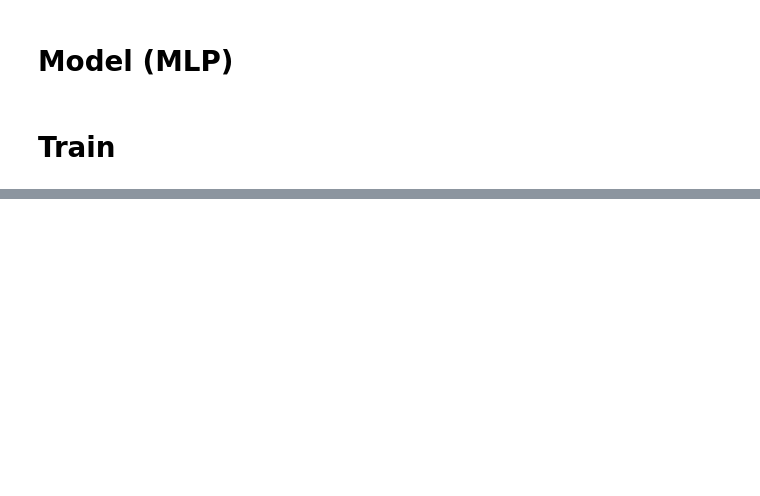
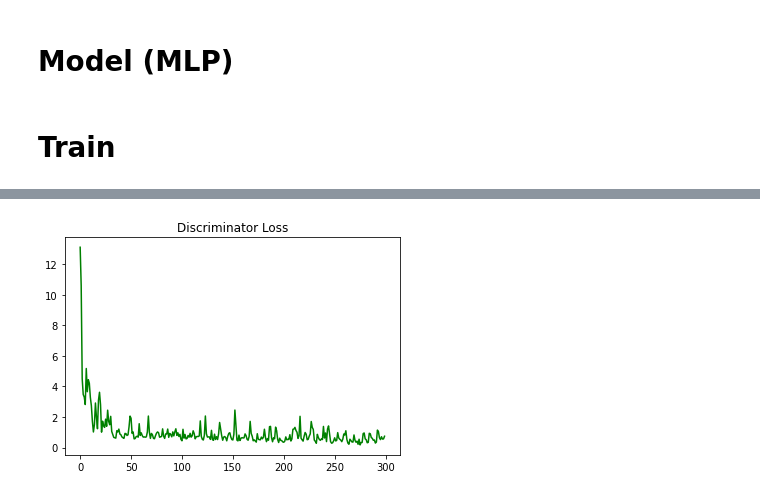
Before and after one commit to AliAkbarBadri/pokemon-gan, a Jupyter notebook: model.ipynb, the cells around one changed output, grey strips where cells are left out. Drawn from its saved outputs; the diff is of its cells as text; code cells hidden in the pictures; blank space fills up the shorter version.

```diff
--- a/model.ipynb
+++ b/model.ipynb
@@ -361,34 +262,0 @@ train_gan(gan, dataset, batch_size, codings_size)
-# %%
-
-import sys
-import sklearn
-import tensorflow as tf
-from tensorflow import keras
-import numpy as np
-import os
-
-np.random.seed(42)
-tf.random.set_seed(42)
-
-%matplotlib inline
-import matplotlib as mpl
-import matplotlib.pyplot as plt
-mpl.rc('axes', labelsize=14)
-mpl.rc('xtick', labelsize=12)
-mpl.rc('ytick', labelsize=12)
-
-# Where to save the figures
-PROJECT_ROOT_DIR = "."
-CHAPTER_ID = "gan"
-IMAGES_PATH = os.path.join(PROJECT_ROOT_DIR, "images", CHAPTER_ID)
-os.makedirs(IMAGES_PATH, exist_ok=True)
-
-def save_fig(fig_id, tight_layout=True, fig_extension="png", resolution=300):
-    path = os.path.join(IMAGES_PATH, fig_id + "." + fig_extension)
-    print("Saving figure", fig_id)
-    if tight_layout:
-        plt.tight_layout()
-    plt.savefig(path, format=fig_extension, dpi=resolution)
-def plot_image(image):
-    plt.imshow(image, cmap="binary")
-    plt.axis("off")
@@ -394,0 +269,6 @@ def plot_image(image):
+# %%
+plt.plot(range(epochs), d_loss_all, color='green')
+plt.title("Discriminator Loss")
+plt.show()
+# %% [output]
+[figure, added]
```
Also changed, not shown: parts of 19 cells of this notebook.
